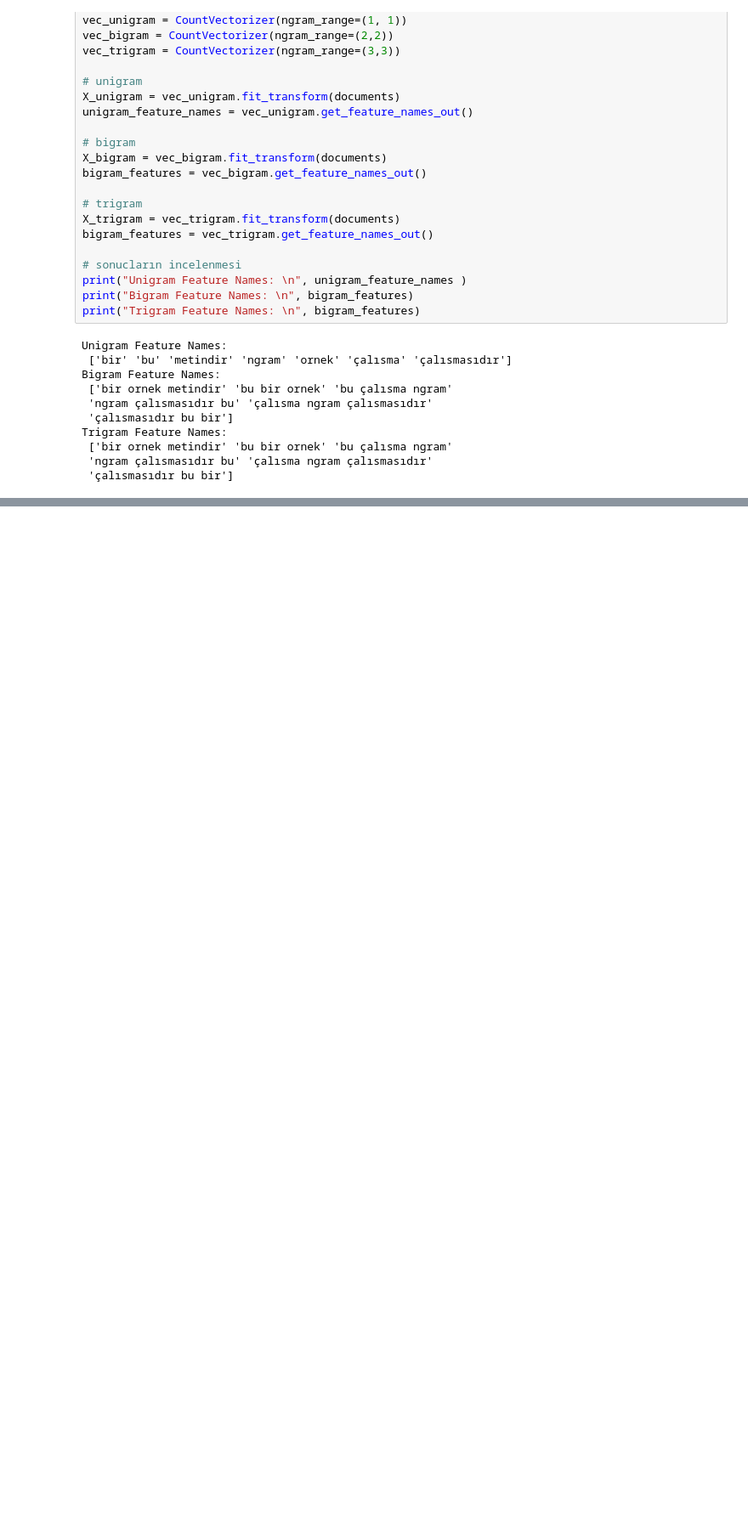
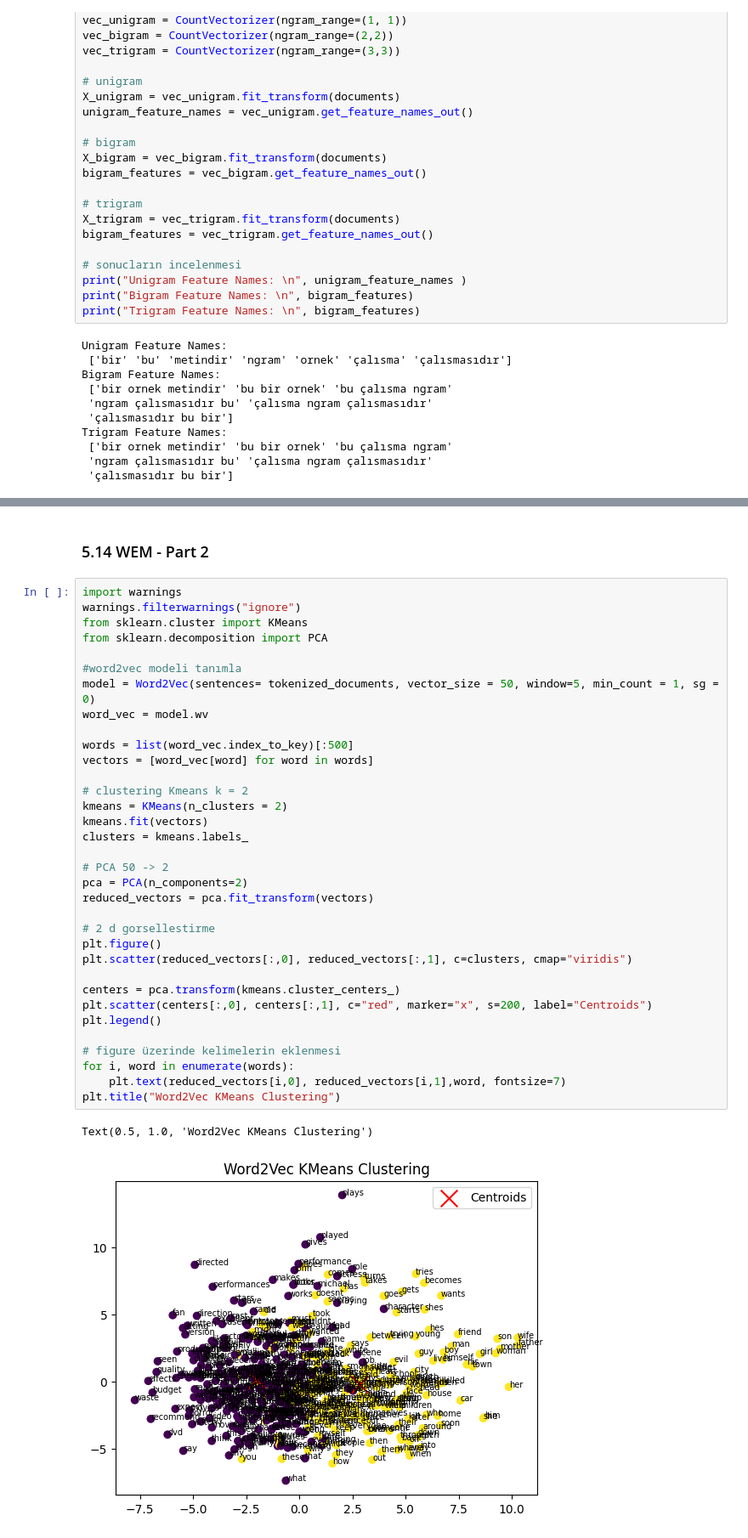
Before and after one commit to muhammetfurkanaltin/NLP_Learning, a Jupyter notebook: 5.unit_MTemsili.ipynb, the cells around one changed output, grey strips where cells are left out. Shown at 85% size. Drawn from its saved outputs; the diff is of its cells as text; blank space fills up the shorter version.

```diff
--- a/5.unit_MTemsili.ipynb
+++ b/5.unit_MTemsili.ipynb
@@ -244,0 +345,39 @@ Trigram Feature Names:
+# %% [markdown]
+### 5.14 WEM - Part 2
+# %%
+import warnings
+warnings.filterwarnings("ignore")
+from sklearn.cluster import KMeans
+from sklearn.decomposition import PCA
+
+#word2vec modeli tanımla
+model = Word2Vec(sentences= tokenized_documents, vector_size = 50, window=5, min_count = 1, sg = 0)
+word_vec = model.wv
+
+words = list(word_vec.index_to_key)[:500]
+vectors = [word_vec[word] for word in words]
+
+# clustering Kmeans k = 2
+kmeans = KMeans(n_clusters = 2)
+kmeans.fit(vectors)
+clusters = kmeans.labels_
+
+# PCA 50 -> 2
+pca = PCA(n_components=2)
+reduced_vectors = pca.fit_transform(vectors)
+
+# 2 d gorsellestirme
+plt.figure()
+plt.scatter(reduced_vectors[:,0], reduced_vectors[:,1], c=clusters, cmap="viridis")
+
+centers = pca.transform(kmeans.cluster_centers_)
+plt.scatter(centers[:,0], centers[:,1], c="red", marker="x", s=200, label="Centroids")
+plt.legend()
+
+# figure üzerinde kelimelerin eklenmesi
+for i, word in enumerate(words):
+    plt.text(reduced_vectors[i,0], reduced_vectors[i,1],word, fontsize=7)
+plt.title("Word2Vec KMeans Clustering")
+# %% [output]
+Text(0.5, 1.0, 'Word2Vec KMeans Clustering')
+[figure, added]
```
Also changed, not shown: parts of 10 cells of this notebook, 2 other files.
